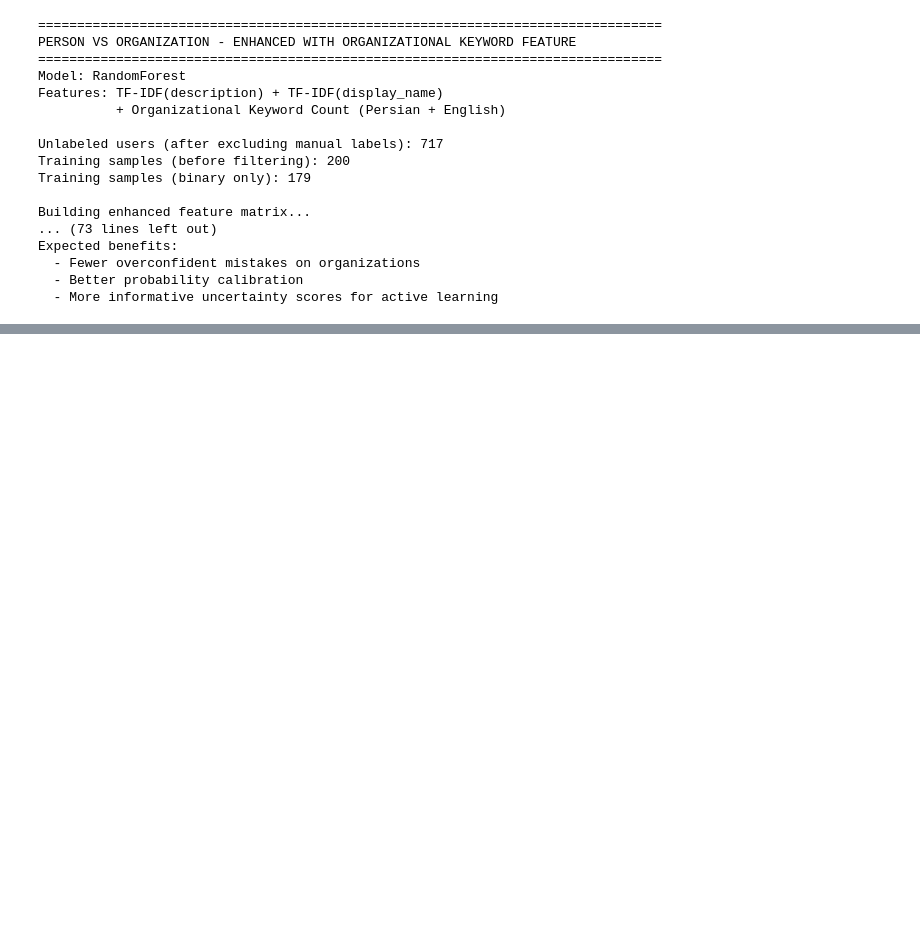
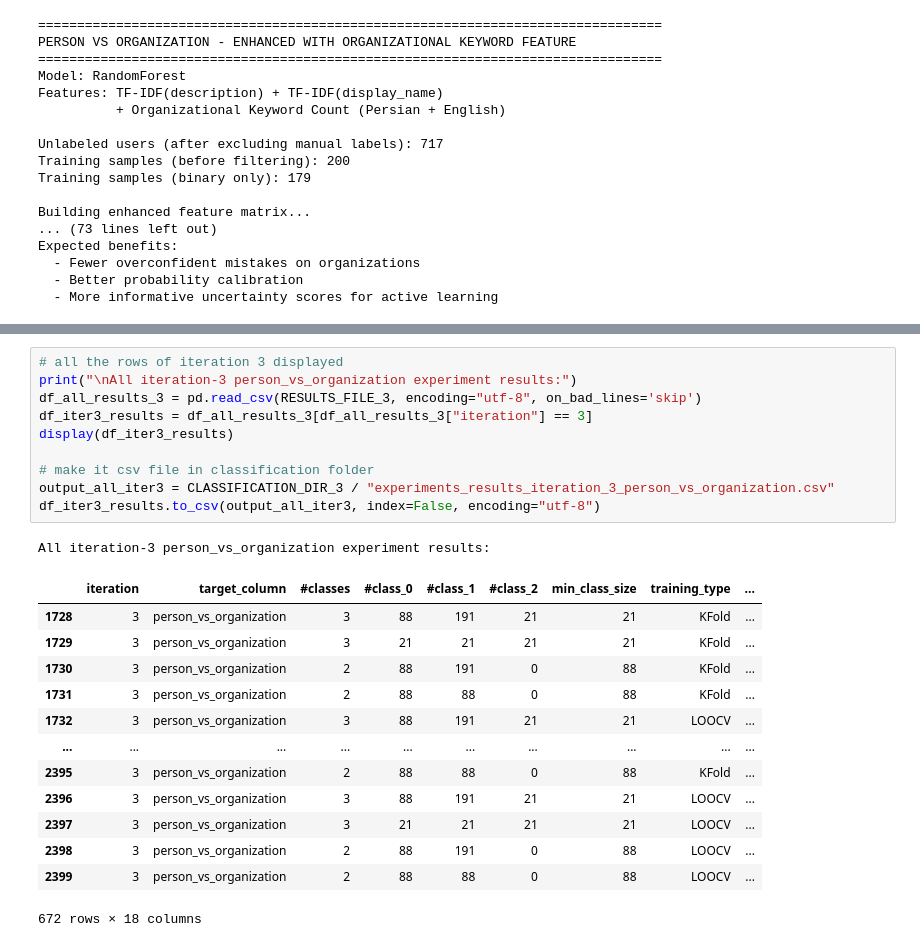
Before and after one commit to Nitaybenadmon123/Iran, a Jupyter notebook: Iranian_Users_Data_Analysis.ipynb, the cells around one changed output, grey strips where cells are left out. Saved outputs shown, nothing was run; the diff lists cells and outputs as text; blank space fills up the shorter version.

```diff
--- a/Iranian_Users_Data_Analysis.ipynb
+++ b/Iranian_Users_Data_Analysis.ipynb
@@ -12137,0 +13054,25 @@ Expected benefits:
+# %%
+# all the rows of iteration 3 displayed
+print("\nAll iteration-3 person_vs_organization experiment results:")
+df_all_results_3 = pd.read_csv(RESULTS_FILE_3, encoding="utf-8", on_bad_lines='skip')
+df_iter3_results = df_all_results_3[df_all_results_3["iteration"] == 3]
+display(df_iter3_results)
+
+# make it csv file in classification folder
+output_all_iter3 = CLASSIFICATION_DIR_3 / "experiments_results_iteration_3_person_vs_organization.csv"
+df_iter3_results.to_csv(output_all_iter3, index=False, encoding="utf-8")
+# %% [output]
+All iteration-3 person_vs_organization experiment results:
+|  | iteration | target_column | #classes | #class_0 | #class_1 | #class_2 | min_class_size | training_type | ... |
+| 1728 | 3 | person_vs_organization | 3 | 88 | 191 | 21 | 21 | KFold | ... |
+| 1729 | 3 | person_vs_organization | 3 | 21 | 21 | 21 | 21 | KFold | ... |
+| 1730 | 3 | person_vs_organization | 2 | 88 | 191 | 0 | 88 | KFold | ... |
+| 1731 | 3 | person_vs_organization | 2 | 88 | 88 | 0 | 88 | KFold | ... |
+| 1732 | 3 | person_vs_organization | 3 | 88 | 191 | 21 | 21 | LOOCV | ... |
+| ... | ... | ... | ... | ... | ... | ... | ... | ... | ... |
+| 2395 | 3 | person_vs_organization | 2 | 88 | 88 | 0 | 88 | KFold | ... |
+| 2396 | 3 | person_vs_organization | 3 | 88 | 191 | 21 | 21 | LOOCV | ... |
+| 2397 | 3 | person_vs_organization | 3 | 21 | 21 | 21 | 21 | LOOCV | ... |
+| 2398 | 3 | person_vs_organization | 2 | 88 | 191 | 0 | 88 | LOOCV | ... |
+| 2399 | 3 | person_vs_organization | 2 | 88 | 88 | 0 | 88 | LOOCV | ... |
+672 rows × 18 columns
```
Also changed, not shown: parts of 7 cells of this notebook, 8 other files.
